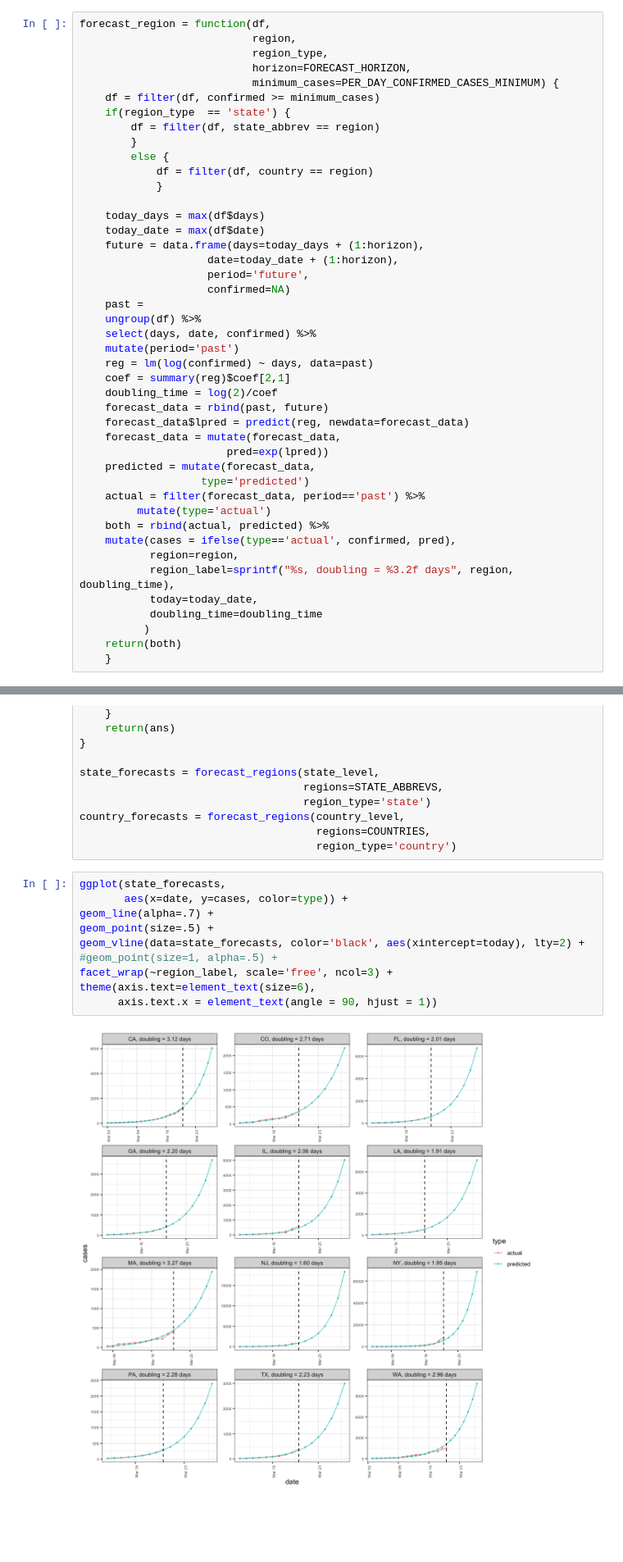
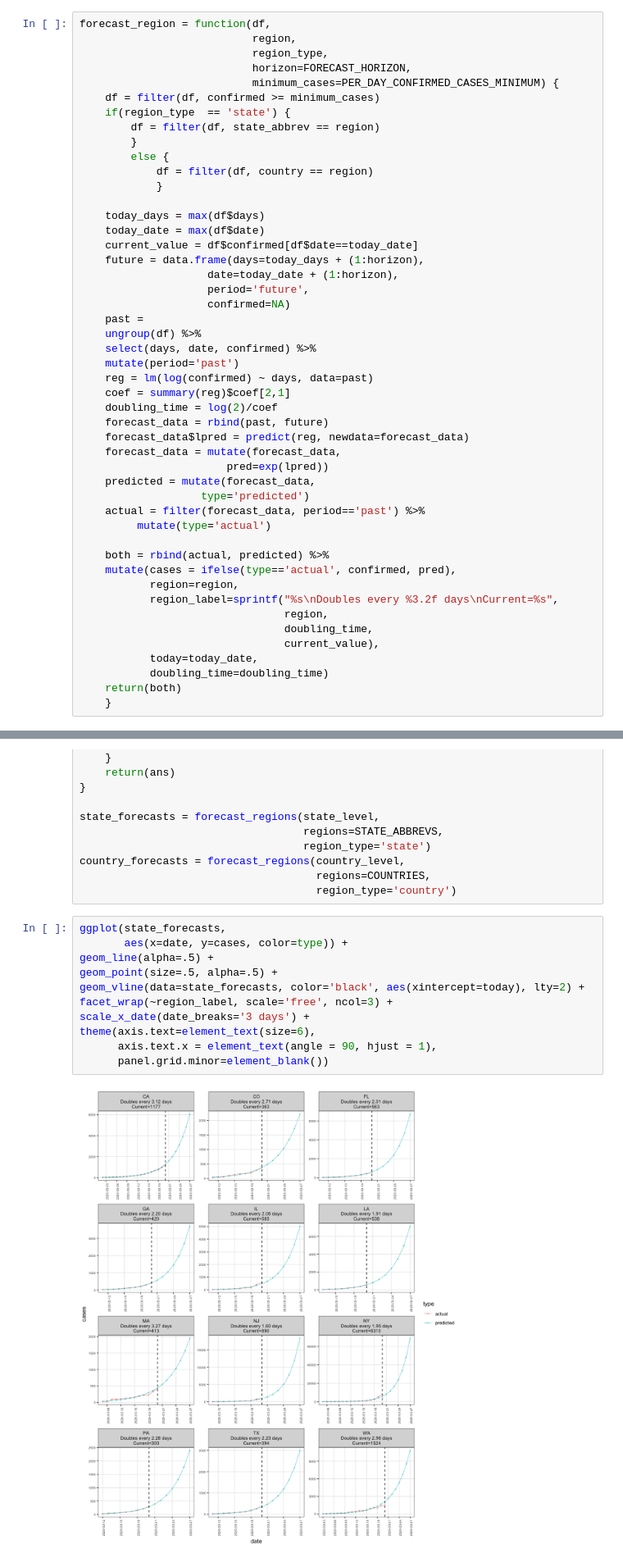
Before and after one commit to mhochster/covid, a Jupyter notebook: covid19.ipynb, the cells around one changed output, grey strips where cells are left out. Shown at 82% size. Drawn from its saved outputs; the diff is of its cells as text; blank space fills up the shorter version.

```diff
--- a/covid19.ipynb
+++ b/covid19.ipynb
@@ -158,6 +158,7 @@ forecast_region = function(df,
 
     today_days = max(df$days)
     today_date = max(df$date)
+    current_value = df$confirmed[df$date==today_date]
     future = data.frame(days=today_days + (1:horizon),
                     date=today_date + (1:horizon),
                     period='future',
@@ -177,13 +178,16 @@ forecast_region = function(df,
                    type='predicted')
     actual = filter(forecast_data, period=='past') %>%
          mutate(type='actual')
+
     both = rbind(actual, predicted) %>%
     mutate(cases = ifelse(type=='actual', confirmed, pred),
            region=region,
-           region_label=sprintf("%s, doubling = %3.2f days", region, doubling_time),
+           region_label=sprintf("%s\nDoubles every %3.2f days\nCurrent=%s",
+                                region,
+                                doubling_time,
+                                current_value),
            today=today_date,
-           doubling_time=doubling_time
-          )
+           doubling_time=doubling_time)
     return(both)
     }
 # %%
@@ -213,15 +217,16 @@ country_forecasts = forecast_regions(country_level,
 # %%
 ggplot(state_forecasts,
        aes(x=date, y=cases, color=type)) +
-geom_line(alpha=.7) +
-geom_point(size=.5) +
+geom_line(alpha=.5) +
+geom_point(size=.5, alpha=.5) +
 geom_vline(data=state_forecasts, color='black', aes(xintercept=today), lty=2) +
-#geom_point(size=1, alpha=.5) +
 facet_wrap(~region_label, scale='free', ncol=3) +
+scale_x_date(date_breaks='3 days') +
 theme(axis.text=element_text(size=6),
-      axis.text.x = element_text(angle = 90, hjust = 1))
+      axis.text.x = element_text(angle = 90, hjust = 1),
+      panel.grid.minor=element_blank())
 # %% [output]
-[figure, old version]
+[figure, new version]
 # %%
 ggplot(country_forecasts,
        aes(x=date, y=cases, color=type)) +
```
Also changed, not shown: parts of 6 cells of this notebook.
